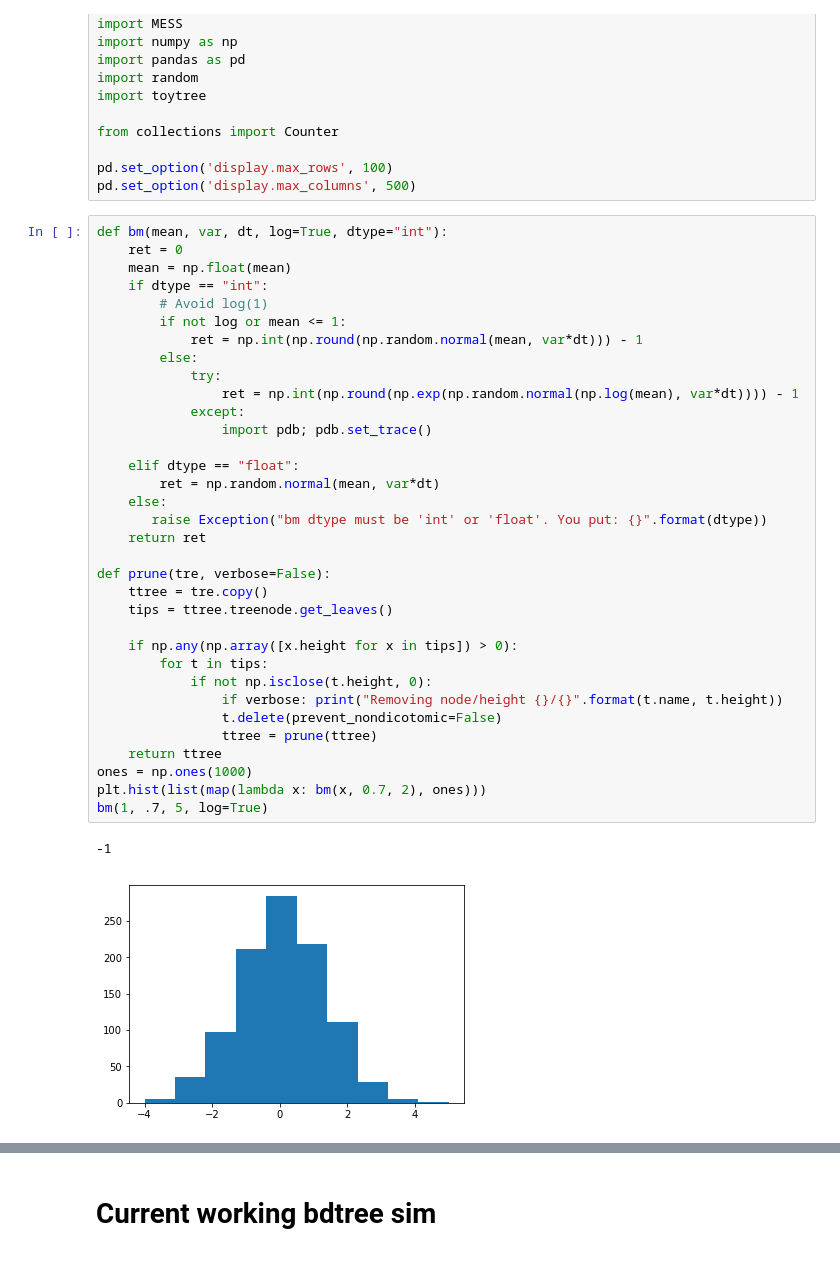
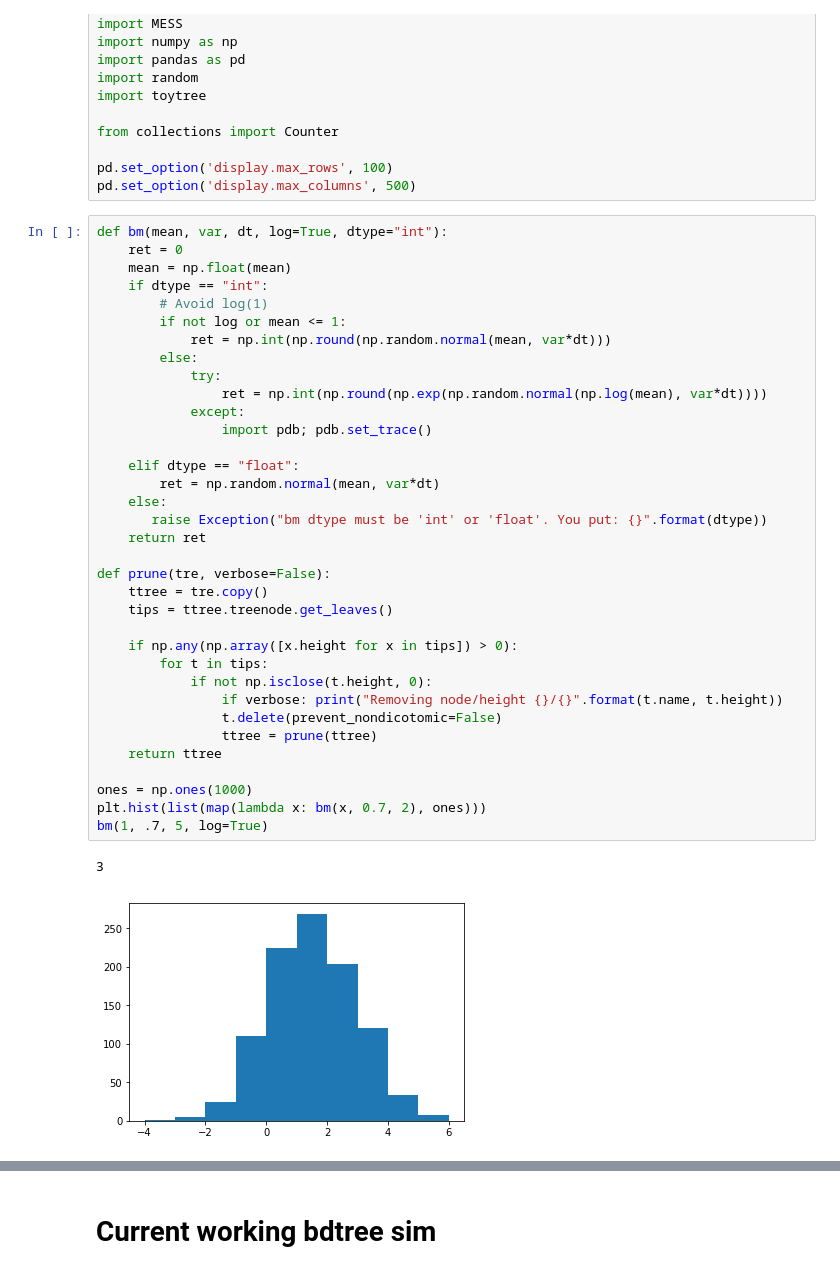
Before and after one commit to messDiv/MESS, a Jupyter notebook: jupyter-notebooks/util/toytree_bd.ipynb, the cells around one changed output, grey strips where cells are left out. Saved outputs shown, nothing was run; the diff lists cells and outputs as text.

```diff
--- a/jupyter-notebooks/util/toytree_bd.ipynb
+++ b/jupyter-notebooks/util/toytree_bd.ipynb
@@ -23,37 +23,38 @@ def bm(mean, var, dt, log=True, dtype="int"):
     mean = np.float(mean)
     if dtype == "int":
         # Avoid log(1)
         if not log or mean <= 1:
-            ret = np.int(np.round(np.random.normal(mean, var*dt))) - 1
+            ret = np.int(np.round(np.random.normal(mean, var*dt)))
         else:
             try:
-                ret = np.int(np.round(np.exp(np.random.normal(np.log(mean), var*dt)))) - 1
+                ret = np.int(np.round(np.exp(np.random.normal(np.log(mean), var*dt))))
             except:
                 import pdb; pdb.set_trace()
 
     elif dtype == "float":
         ret = np.random.normal(mean, var*dt)
     else:
        raise Exception("bm dtype must be 'int' or 'float'. You put: {}".format(dtype))
     return ret
 
 def prune(tre, verbose=False):
     ttree = tre.copy()
     tips = ttree.treenode.get_leaves()
 
     if np.any(np.array([x.height for x in tips]) > 0):
         for t in tips:
             if not np.isclose(t.height, 0):
                 if verbose: print("Removing node/height {}/{}".format(t.name, t.height))
                 t.delete(prevent_nondicotomic=False)
                 ttree = prune(ttree)
     return ttree
+
 ones = np.ones(1000)
 plt.hist(list(map(lambda x: bm(x, 0.7, 2), ones)))
 bm(1, .7, 5, log=True)
 # %% [output]
--1
+3
-[figure, old version]
+[figure, new version]
 # %%
 def gamma_stat(tre):
     N = tre.ntips
```
Also changed, not shown: parts of 13 cells of this notebook.
